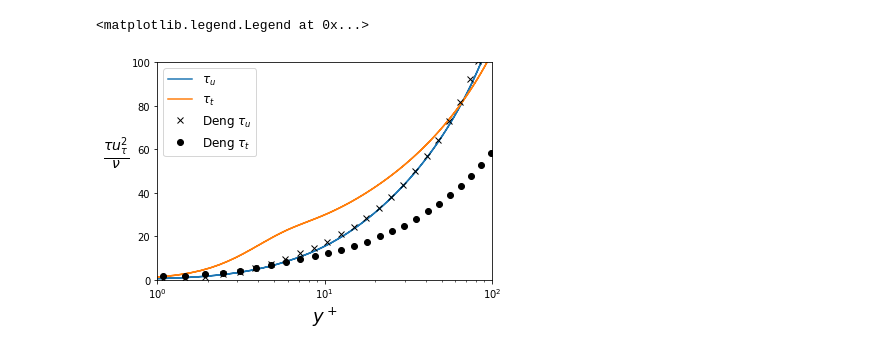
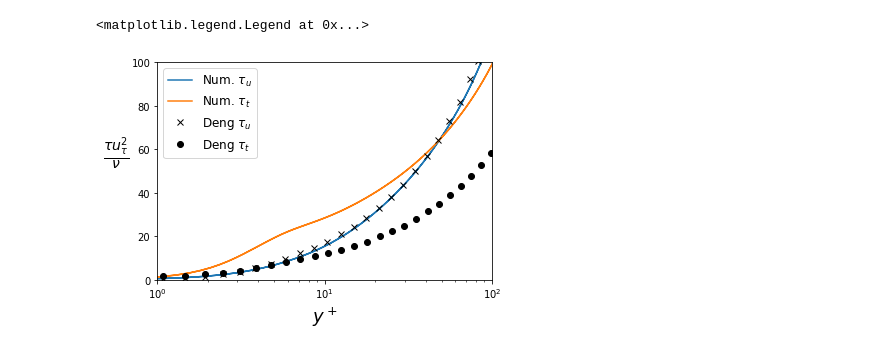
Before and after one commit to Fluid-Dynamics-Of-Energy-Systems-Team/RANS_pipe, a Jupyter notebook: notebooks/validation_Deng.ipynb, the cells around one changed output. Saved outputs shown, nothing was run; the diff lists cells and outputs as text; code cells hidden in the pictures.

```diff
--- a/notebooks/validation_Deng.ipynb
+++ b/notebooks/validation_Deng.ipynb
@@ -13,4 +13,28 @@ Pr = 0.71
 yplus = np.logspace(-1,3)
 viscous = Pr*yplus
 loglayer = 2.78*np.log(yplus)+1.9
+# %%
+#read the field
+df_field = pd.read_fwf('../laminarbl.csv',widths=30*[20]) #the complete fi?eld
+df_num = df_field[df_field['x']==df_field['x'].unique()[25]]
+df_num = df_num.iloc[1:]
+df_num['tau_u'] = df_num['k']/df_num['eps']*(Re)
+df_num['tau_t'] = df_num['kt']/df_num['epst']*(Re)
+df_num['ratio'] = df_num['tau_t']/df_num['tau_u']
+df_num['kt_scaled'] = -1*np.sqrt(df_num['kt'])/df_num['ttau']
+df_num['eps_scaled'] = df_num['epst']/((df_num['ttau']**2))*(1/Re)
+
+#read the validation data
+df_val_tplus = pd.read_csv("validation_data/Deng(2001)_Tplus.csv",
+                           sep='\t',header=None,names=['yplus','Tplus'])
+df_val_kt    = pd.read_csv("validation_data/Deng(2001)_kt.csv",
+                           sep='\t',header=None,names=['yplus','kt']   )
+df_val_eps   = pd.read_csv("validation_data/Deng(2001)_epst.csv",
+                           sep='\t',header=None,names=['yplus','epst'] )
+df_val_tauu  = pd.read_csv("validation_data/Deng(2001)_tauu.csv",
+                           sep='\t',header=None,names=['yplus','tauu'] )
+df_val_taut  = pd.read_csv("validation_data/Deng(2001)_taut.csv",
+                           sep='\t',header=None,names=['yplus','taut'] )
+df_val_ratio = pd.read_csv("validation_data/Deng(2001)_ratio.csv",
+                           sep='\t',header=None,names=['yplus','ratio'])
 # %%
@@ -55,8 +76,5 @@ ax.legend(prop={'size': 12})
 # %%
-df_val_eps = pd.read_csv("validation_data/Deng(2001)_epst.csv",
-                         sep='\t', header=None, names=['yplus','epst'])
 fig, ax = plt.subplots()
-df_num['eps_scaled'] = df_num['epst']/((df_num['ttau']**2))*(1/180.)
 df_num.plot('yplus', 'eps_scaled',ax=ax, label='Numerical')
 df_val_eps.plot('yplus', 'epst',ax=ax,
                 marker='x', linestyle="None", color='k', label='Deng')
@@ -72,28 +90,22 @@ ax.legend(prop={'size': 12})
 # %%
-df_val_tauu = pd.read_csv("validation_data/Deng(2001)_tauu.csv",
-                         sep='\t', header=None, names=['yplus','tauu'])
-df_val_taut = pd.read_csv("validation_data/Deng(2001)_taut.csv",
-                         sep='\t', header=None, names=['yplus','taut'])
 fig, ax = plt.subplots()
-df_num['tau_u'] = df_num['k']/df_num['eps']*(Re)
-df_num['tau_t'] = df_num['kt']/df_num['epst']*(Re)
-df_num['ratio'] = df_num['tau_u']/df_num['tau_t']
-df_num.plot('yplus', 'tau_u',ax=ax, label=r'$\tau_u$')
-df_num.plot('yplus', 'tau_t',ax=ax, label=r'$\tau_t$')
-
+df_num.plot('yplus', 'tau_u',ax=ax, label="Num. "+r'$\tau_u$')
+df_num.plot('yplus', 'tau_t',ax=ax, label="Num. "+r'$\tau_t$')
 df_val_tauu.plot('yplus', 'tauu',
                  ax=ax, marker='x', label="Deng "+r'$\tau_u$',
                  linestyle="None", color='k')
 df_val_taut.plot('yplus', 'taut',
                  ax=ax, marker='o', label="Deng "+r'$\tau_t$',
                  linestyle="None", color='k')
+
+
 ax.set_xlabel("$y^+$", fontsize=18)
 ax.set_ylabel(r"$\frac{\tau u_{\tau}^2}{\nu}$",
               fontsize=20, rotation=0, labelpad=15)
 ax.set_xscale("log")
 ax.set_xbound(1,100)
 ax.set_ybound(0,100)
 ax.legend(prop={'size': 12})
 # %% [output]
 <matplotlib.legend.Legend at 0x...>
-[figure, old version]
+[figure, new version]
```
Also changed, not shown: parts of 6 cells of this notebook, 6 other files.
